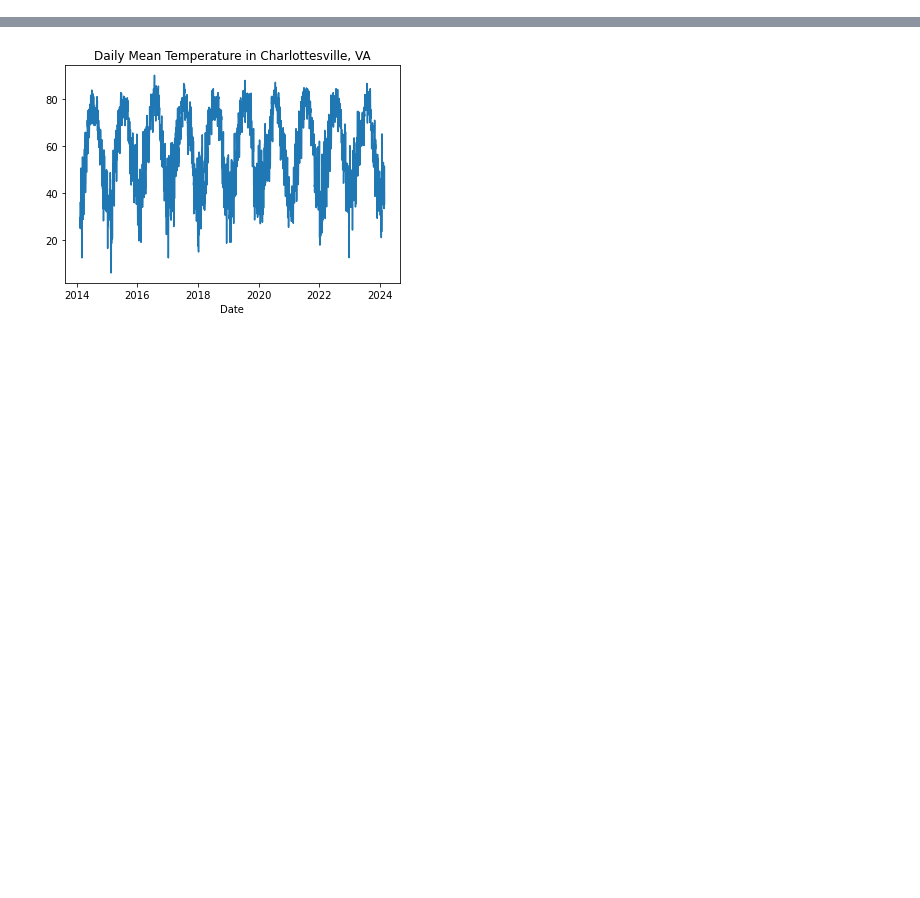
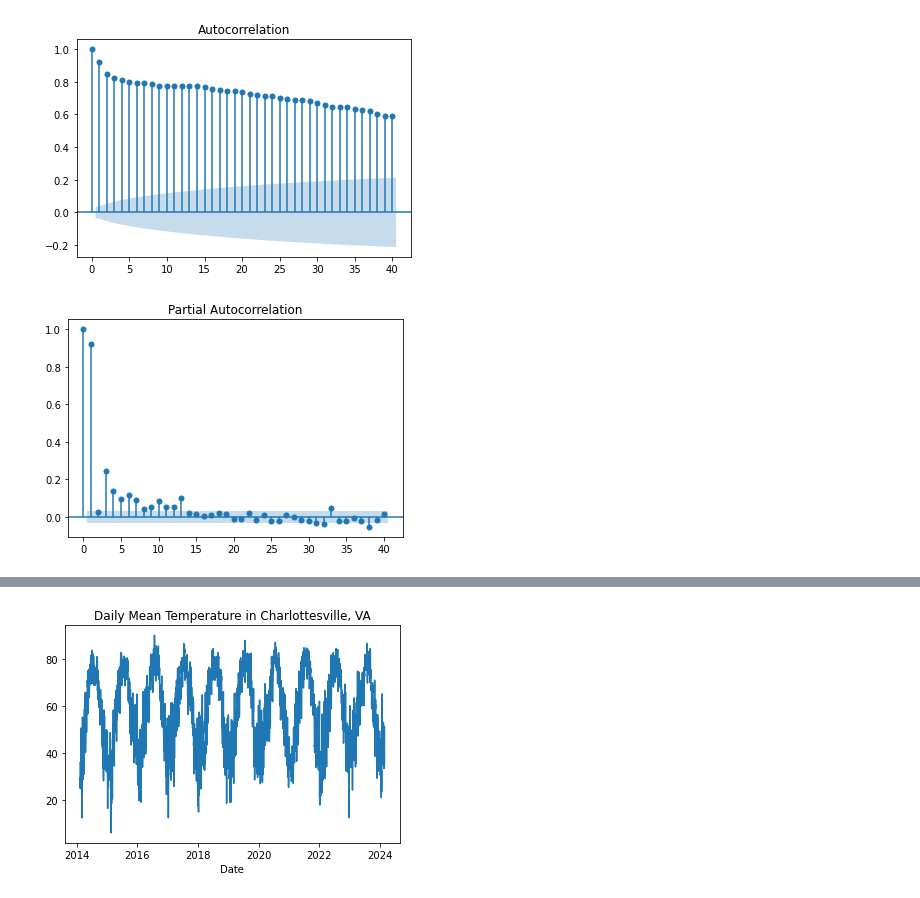
Before and after one commit to juliamuratore/Project2-DS-4002, a Jupyter notebook: SCRIPTS/Project_2_time_series.ipynb, the cells around one changed output, grey strips where cells are left out. Saved outputs shown, nothing was run; the diff lists cells and outputs as text; code cells hidden in the pictures; blank space fills up the shorter version.

```diff
--- a/SCRIPTS/Project_2_time_series.ipynb
+++ b/SCRIPTS/Project_2_time_series.ipynb
@@ -15,0 +32,8 @@ data.set_index('date', inplace=True)
+# %%
+# finding parameters
+plot_acf(data['min_temp'], lags=40)
+plot_pacf(data['min_temp'], lags=40)
+plt.show()
+# %% [output]
+[figure, added]
+[figure, added]
```
Also changed, not shown: parts of 28 cells of this notebook.
